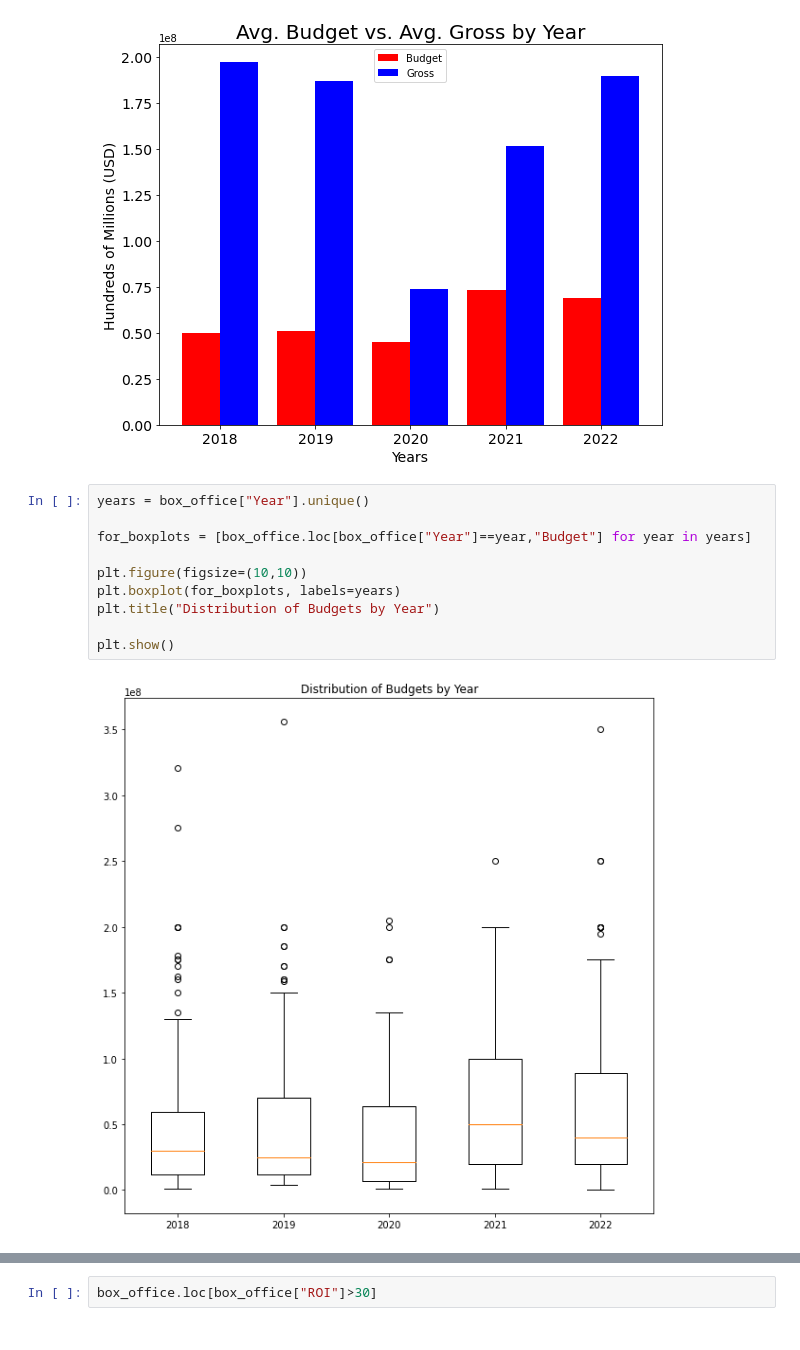
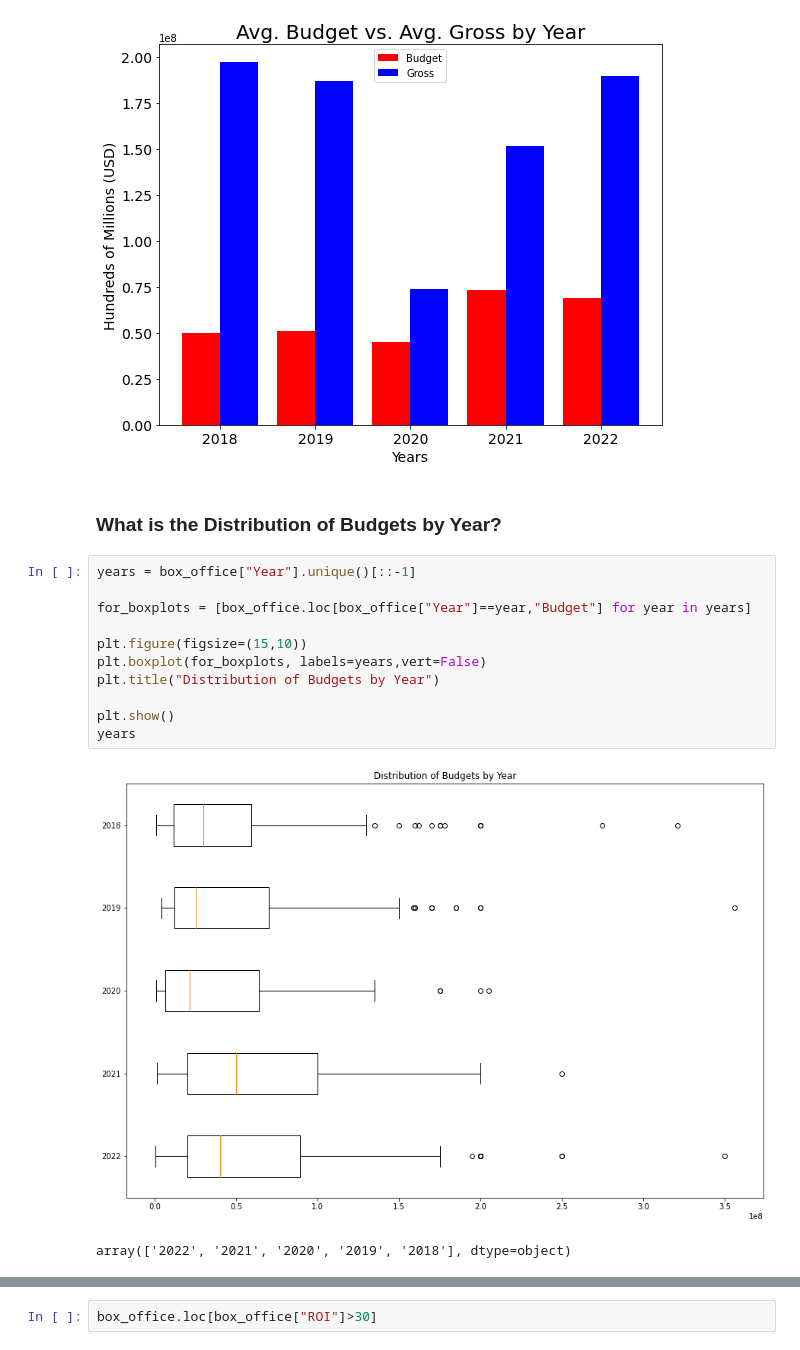
Before and after one commit to csamaro/project_01_group_11_movies, a Jupyter notebook: analysis_scripts/scatter_vs.ipynb, the cells around one changed output, grey strips where cells are left out. Saved outputs shown, nothing was run; the diff lists cells and outputs as text.

```diff
--- a/analysis_scripts/scatter_vs.ipynb
+++ b/analysis_scripts/scatter_vs.ipynb
@@ -263,15 +270,19 @@ plt.title("Avg. Budget vs. Avg. Gross by Year",size=20)
 plt.show()
 # %% [output]
 [figure]
+# %% [markdown]
+### What is the Distribution of Budgets by Year?
 # %%
-years = box_office["Year"].unique()
+years = box_office["Year"].unique()[::-1]
 
 for_boxplots = [box_office.loc[box_office["Year"]==year,"Budget"] for year in years]
 
-plt.figure(figsize=(10,10))
-plt.boxplot(for_boxplots, labels=years)
+plt.figure(figsize=(15,10))
+plt.boxplot(for_boxplots, labels=years,vert=False)
 plt.title("Distribution of Budgets by Year")
 
 plt.show()
+years
 # %% [output]
-[figure, old version]
+[figure, new version]
+array(['2022', '2021', '2020', '2019', '2018'], dtype=object)
```
Also changed, not shown: parts of 8 cells of this notebook, 2 other files.
